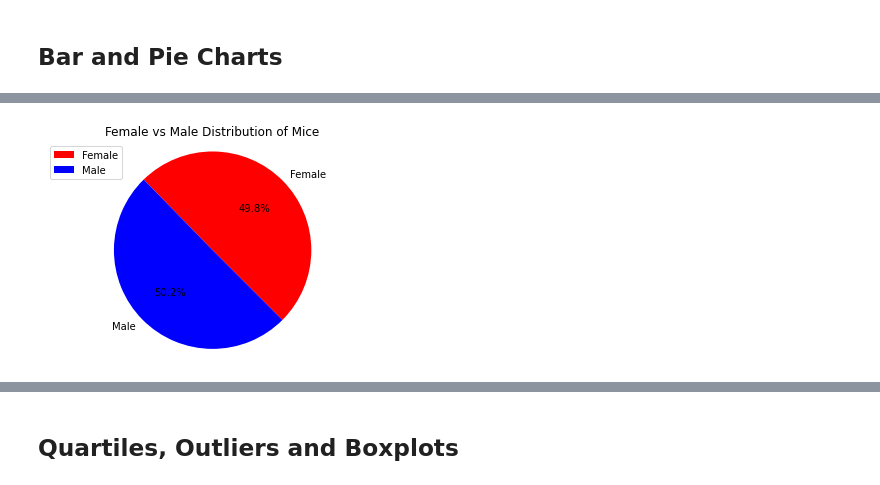
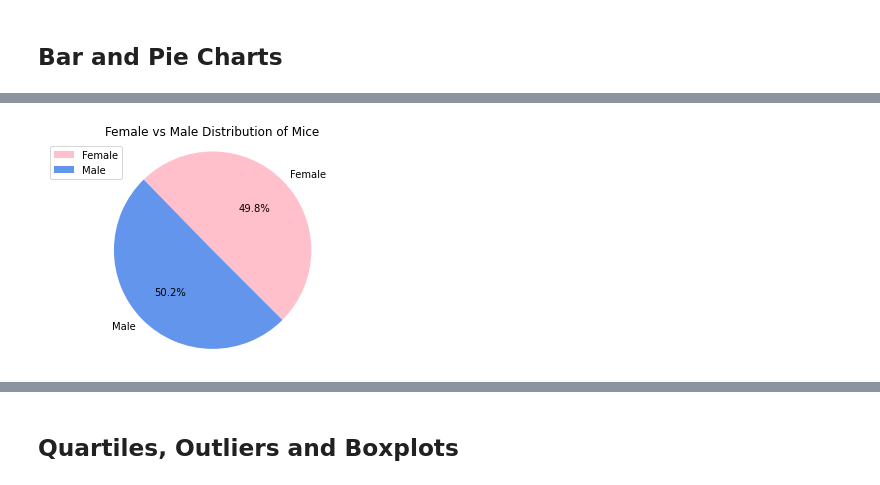
Before and after one commit to josephmarch/Pymaceuticals, a Jupyter notebook: pymaceuticals_starter.ipynb, the cells around one changed output, grey strips where cells are left out. Drawn from its saved outputs; the diff is of its cells as text; code cells hidden in the pictures.

```diff
--- a/pymaceuticals_starter.ipynb
+++ b/pymaceuticals_starter.ipynb
@@ -149,12 +163,11 @@ plt.show()
 # %%
-# Generate a pie plot showing the distribution of female versus male mice using Pandas
-mouse_sex = clean_data.groupby("Sex").agg({"Mouse ID": "nunique"})
+# Generate a pie plot showing the distribution of female versus male mice using pyplot
 plt.figure()
-plt.pie(mouse_sex["Mouse ID"], explode=(0, 0), labels=mouse_sex.index, colors=["red", "blue"],
+plt.pie(mouse_sex["Mouse ID"], explode=(0, 0), labels=mouse_sex.index, colors=["pink", "cornflowerblue"],
         autopct="%1.1f%%", shadow=False, startangle=315)
 plt.axis("equal")
 plt.title("Female vs Male Distribution of Mice")
 plt.legend(loc="upper left")
 plt.show()
 # %% [output]
-[figure, old version]
+[figure, new version]
```
Also changed, not shown: parts of 5 cells of this notebook.
